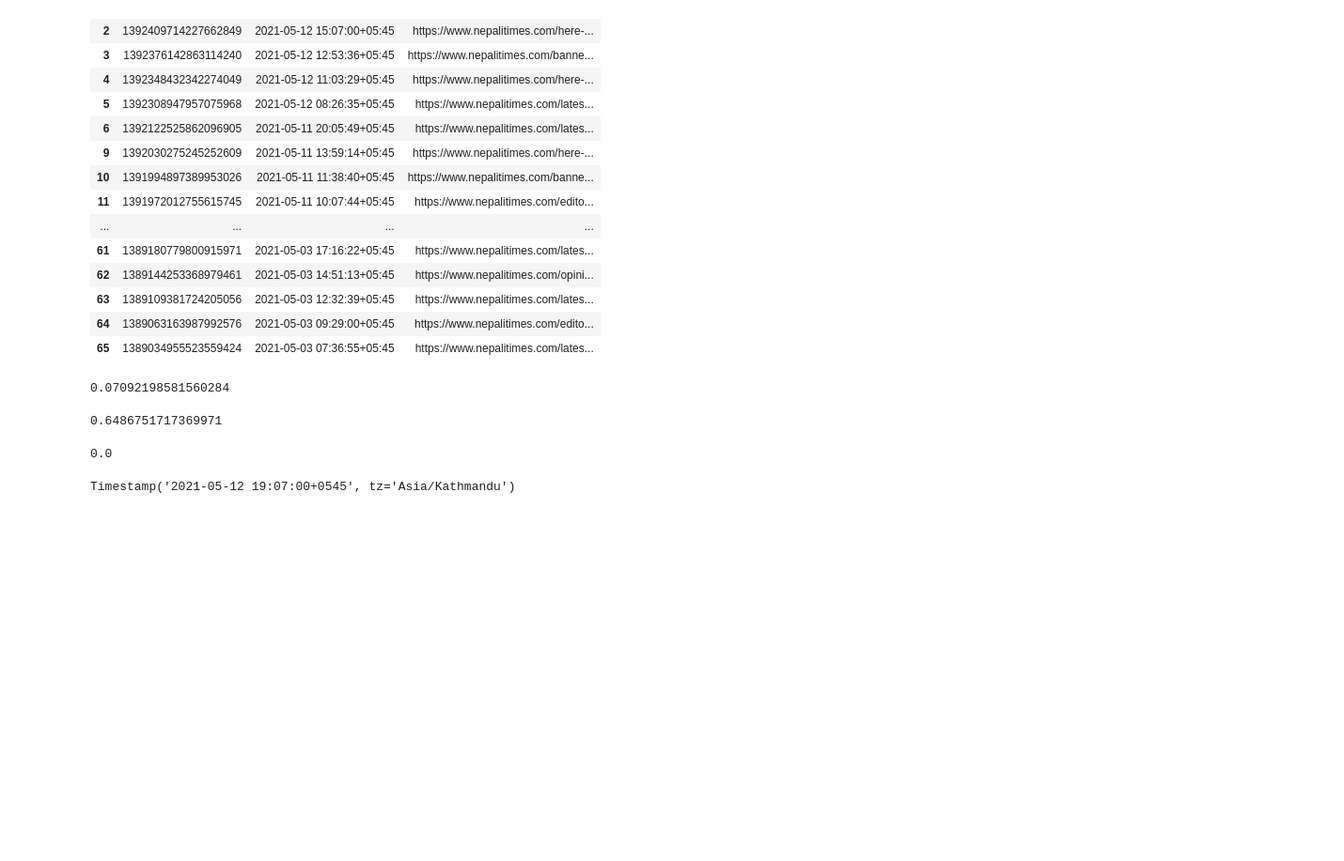
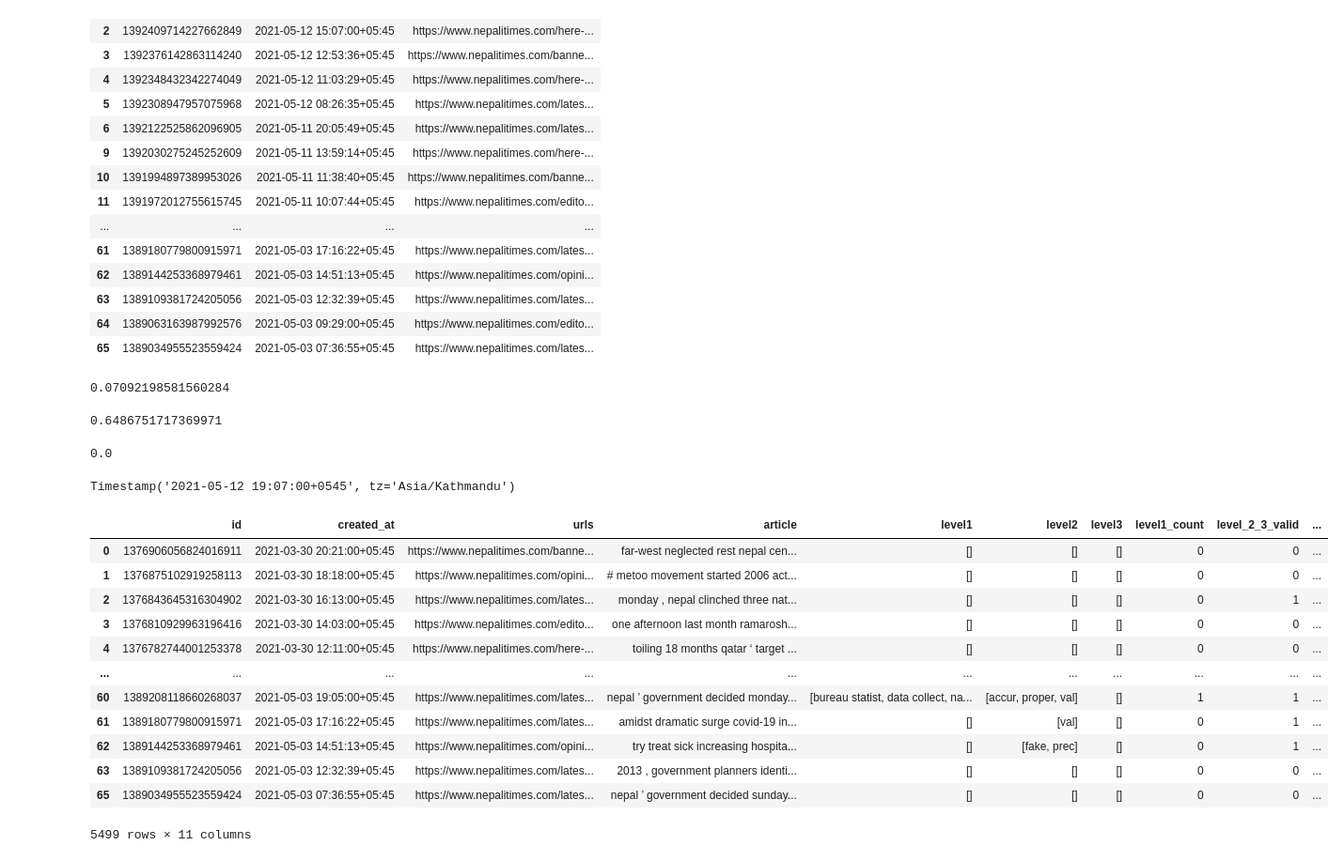
Before and after one commit to ayushsubedi/datainnews_V2, a Jupyter notebook: notebooks/NepaliTimes_complete.ipynb, the cells around one changed output. Shown: that part at 94% size. Drawn from its saved outputs; the diff is of its cells as text; code cells hidden in the pictures; blank space fills up the shorter version.

```diff
--- a/notebooks/NepaliTimes_complete.ipynb
+++ b/notebooks/NepaliTimes_complete.ipynb
@@ -393,3 +393,19 @@ df.to_csv('NepaliTimes_analysis.csv', index=False)
 df.created_at.max()
 # %% [output]
 Timestamp('2021-05-12 19:07:00+0545', tz='Asia/Kathmandu')
+# %%
+df
+# %% [output]
+|  | id | created_at | urls | article | level1 | level2 | level3 | level1_count | level_2_3_valid | ... |
+| 0 | 1376906056824016911 | 2021-03-30 20:21:00+05:45 | https://www.nepalitimes.com/banne... | far-west neglected rest nepal cen... | [] | [] | [] | 0 | 0 | ... |
+| 1 | 1376875102919258113 | 2021-03-30 18:18:00+05:45 | https://www.nepalitimes.com/opini... | # metoo movement started 2006 act... | [] | [] | [] | 0 | 0 | ... |
+| 2 | 1376843645316304902 | 2021-03-30 16:13:00+05:45 | https://www.nepalitimes.com/lates... | monday , nepal clinched three nat... | [] | [] | [] | 0 | 1 | ... |
+| 3 | 1376810929963196416 | 2021-03-30 14:03:00+05:45 | https://www.nepalitimes.com/edito... | one afternoon last month ramarosh... | [] | [] | [] | 0 | 0 | ... |
+| 4 | 1376782744001253378 | 2021-03-30 12:11:00+05:45 | https://www.nepalitimes.com/here-... | toiling 18 months qatar ‘ target ... | [] | [] | [] | 0 | 0 | ... |
+| ... | ... | ... | ... | ... | ... | ... | ... | ... | ... | ... |
+| 60 | 1389208118660268037 | 2021-05-03 19:05:00+05:45 | https://www.nepalitimes.com/lates... | nepal ’ government decided monday... | [bureau statist, data collect, na... | [accur, proper, val] | [] | 1 | 1 | ... |
+| 61 | 1389180779800915971 | 2021-05-03 17:16:22+05:45 | https://www.nepalitimes.com/lates... | amidst dramatic surge covid-19 in... | [] | [val] | [] | 0 | 1 | ... |
+| 62 | 1389144253368979461 | 2021-05-03 14:51:13+05:45 | https://www.nepalitimes.com/opini... | try treat sick increasing hospita... | [] | [fake, prec] | [] | 0 | 1 | ... |
+| 63 | 1389109381724205056 | 2021-05-03 12:32:39+05:45 | https://www.nepalitimes.com/lates... | 2013 , government planners identi... | [] | [] | [] | 0 | 0 | ... |
+| 65 | 1389034955523559424 | 2021-05-03 07:36:55+05:45 | https://www.nepalitimes.com/lates... | nepal ’ government decided sunday... | [] | [] | [] | 0 | 0 | ... |
+5499 rows × 11 columns
```
Also changed, not shown: 1 other file.
